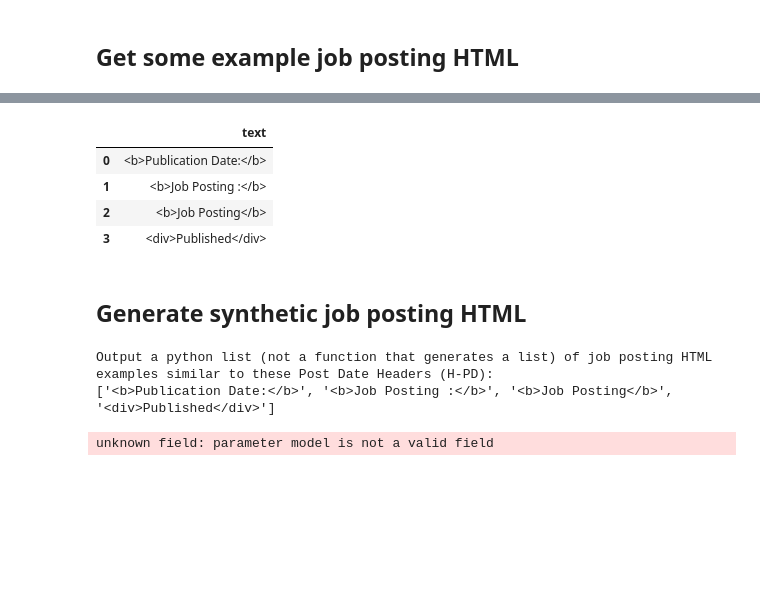
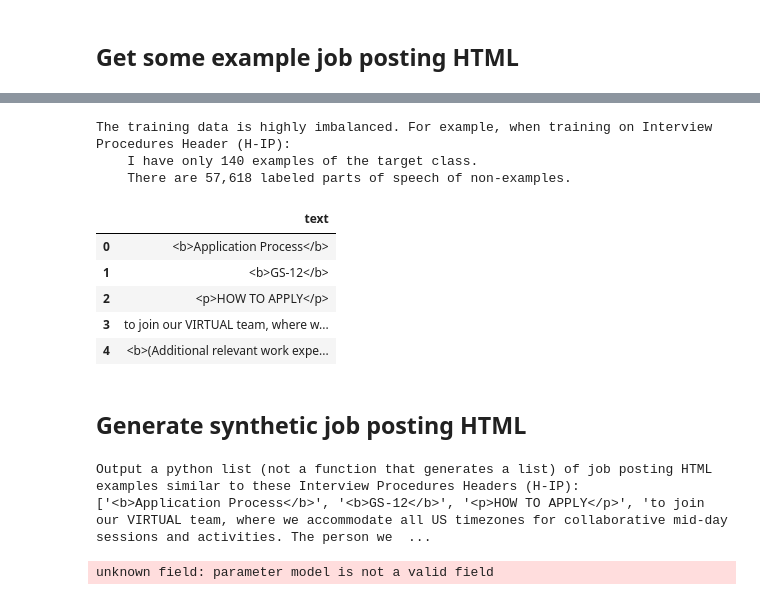
Before and after one commit to dbabbitt/job-hunting, a Jupyter notebook: library_exploration/Generate Synthetic Post Date Headers.ipynb, the cells around one changed output, grey strips where cells are left out. Cells and saved outputs as stored; diff of their text form; code cells hidden in the pictures; blank space fills up the shorter version.

```diff
--- a/library_exploration/Generate Synthetic Post Date Headers.ipynb
+++ b/library_exploration/Generate Synthetic Post Date Headers.ipynb
@@ -130,26 +132,36 @@ if row_objs_list:
 # %%
 
+# Get the most unbalance POS symbol
+min_support_pos_symbol = file_tags_df.groupby('pos_symbol').count().reset_index().rename(columns={'text': 'labeled_count'}).sort_values('labeled_count').iloc[0].pos_symbol
+min_recall_pos_symbol = nu.load_object('min_recall_pos_symbol')
+print(f'The training data is highly imbalanced. For example, when training on {hc.POS_EXPLANATION_DICT[min_recall_pos_symbol]} ({min_recall_pos_symbol}):')
+
 # Get all summarized child strings
-pos_symbol = file_tags_df.groupby('pos_symbol').count().reset_index().rename(columns={'text': 'labeled_count'}).sort_values('labeled_count').iloc[0].pos_symbol
 cypher_str = f'''
     // Get all summarized child strings
     MATCH (pos:PartsOfSpeech)-[r1:SUMMARIZES]->(np1:NavigableParents)
-    WHERE pos.pos_symbol IN ["{pos_symbol}"]
+    WHERE pos.pos_symbol IN ["{min_recall_pos_symbol}"]
     RETURN DISTINCT np1.navigable_parent AS text;'''
 # print(cypher_str)
 row_objs_list = []
 with cu.driver.session() as session: row_objs_list = session.write_transaction(cu.do_cypher_tx, cypher_str)
 if row_objs_list:
     df = DataFrame(row_objs_list)
     base_headers = df.text.to_list()
     if df.shape[0]:
+        print(f'    I have only {df.shape[0]:,} examples of the target class.')
+        print(f'    There are {file_tags_df.shape[0]:,} labeled parts of speech of non-examples.')
         display(df.head(5))
 # %% [output]
+The training data is highly imbalanced. For example, when training on Interview Procedures Header (H-IP):
+    I have only 140 examples of the target class.
+    There are 57,618 labeled parts of speech of non-examples.
 |  | text |
-| 0 | <b>Publication Date:</b> |
-| 1 | <b>Job Posting :</b> |
-| 2 | <b>Job Posting</b> |
-| 3 | <div>Published</div> |
+| 0 | <b>Application Process</b> |
+| 1 | <b>GS-12</b> |
+| 2 | <p>HOW TO APPLY</p> |
+| 3 | to join our VIRTUAL team, where w... |
+| 4 | <b>(Additional relevant work expe... |
 # %% [markdown]
 
 ## Generate synthetic job posting HTML
@@ -162,11 +174,11 @@ co_key = wsu.secrets_json['Cohere_API_Key']
 co = cohere.Client(co_key)
 
 # Define the base headers for Post Date Headers
-prompt = f"Output a python list (not a function that generates a list) of job posting HTML examples similar to these {hc.POS_EXPLANATION_DICT[pos_symbol]}s ({pos_symbol}):\n" + str(base_headers)
+prompt = f"Output a python list (not a function that generates a list) of job posting HTML examples similar to these {hc.POS_EXPLANATION_DICT[min_recall_pos_symbol]}s ({min_recall_pos_symbol}):\n" + str(base_headers)
 print(prompt)
 # %% [output]
-Output a python list (not a function that generates a list) of job posting HTML examples similar to these Post Date Headers (H-PD):
-['<b>Publication Date:</b>', '<b>Job Posting :</b>', '<b>Job Posting</b>', '<div>Published</div>']
+Output a python list (not a function that generates a list) of job posting HTML examples similar to these Interview Procedures Headers (H-IP):
+['<b>Application Process</b>', '<b>GS-12</b>', '<p>HOW TO APPLY</p>', 'to join our VIRTUAL team, where we accommodate all US timezones for collaborative mid-day sessions and activities. The person we  ...
 # %%
 
 element_strs_set = set([
```
Also changed, not shown: parts of 12 cells of this notebook, 4 other files.
